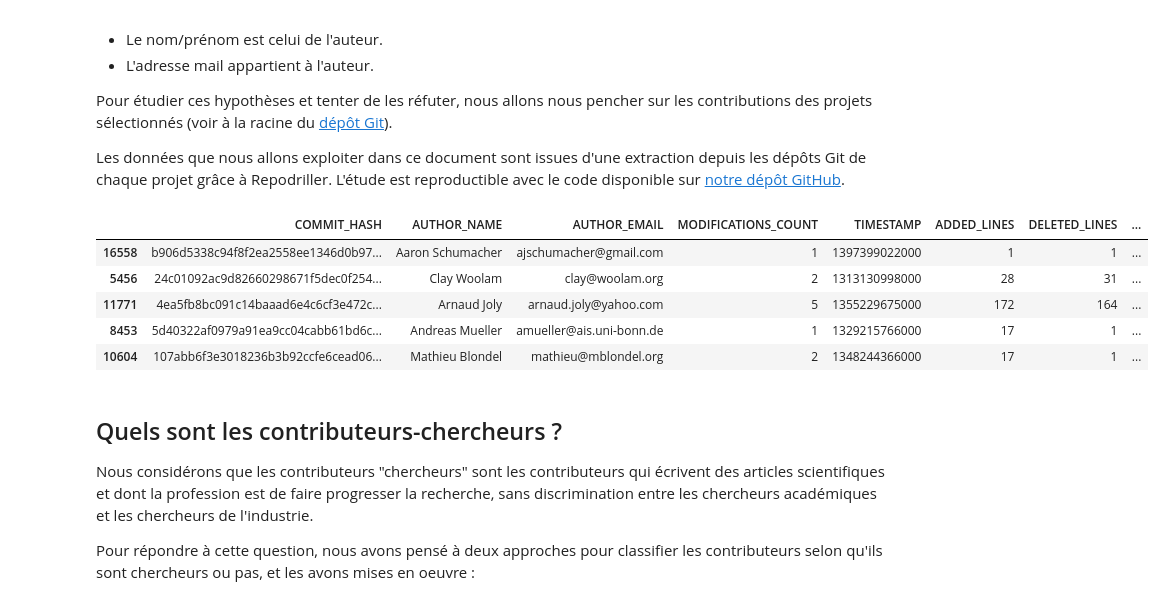
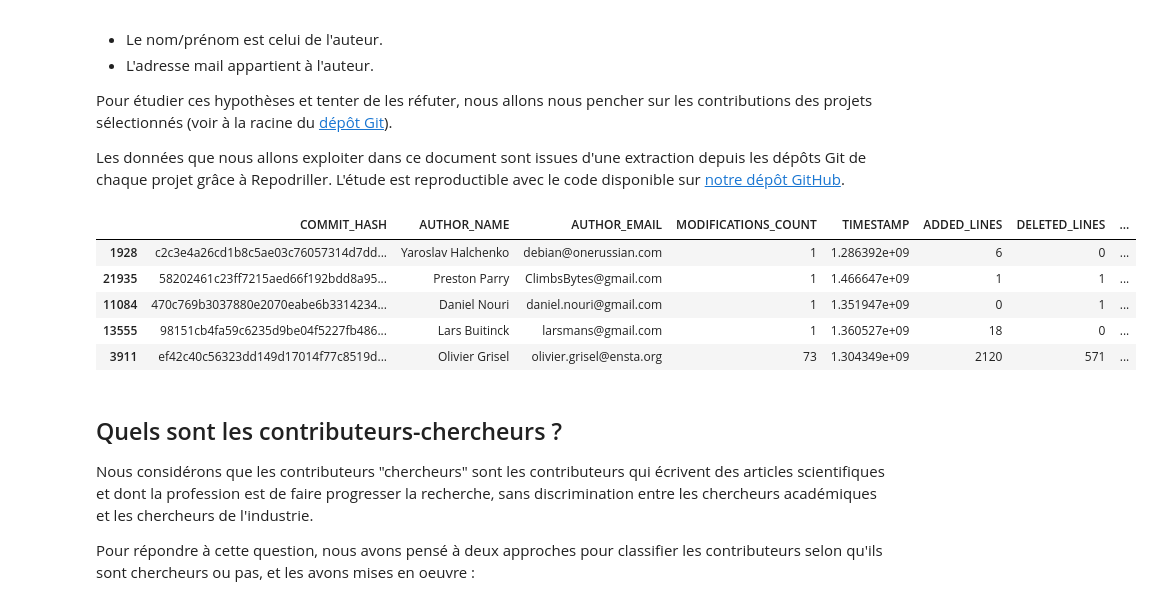
Before and after one commit to AntoineAube/commit-classification, a Jupyter notebook: researchers-contributors/researchers-contributors.ipynb, the cells around one changed output. Cells and saved outputs as stored; diff of their text form; code cells hidden in the pictures.

```diff
--- a/researchers-contributors/researchers-contributors.ipynb
+++ b/researchers-contributors/researchers-contributors.ipynb
@@ -32,23 +32,26 @@ sns.set_palette(sns.color_palette('hls', 8))
 # %%
 # Let us load the commits datasets.
 projects_commits = {}
 
 for filename in map(lambda filename: filename.split('.csv')[0], os.listdir('drilled-informations')):
     commits = pd.read_csv('drilled-informations/' + filename + '.csv')
 
     # Add a PROJECT column because they are going to be merged.
     commits['PROJECT'] = filename
 
+    # The generated timestamps are 1000 times to big for unknown reason.
+    commits['TIMESTAMP'] /= 1000
+
     projects_commits[filename] = commits
 
 projects_commits['scikit-learn'].sample(5)
 # %% [output]
 |  | COMMIT_HASH | AUTHOR_NAME | AUTHOR_EMAIL | MODIFICATIONS_COUNT | TIMESTAMP | ADDED_LINES | DELETED_LINES | ... |
-| 16558 | b906d5338c94f8f2ea2558ee1346d0b97... | Aaron Schumacher | ajschumacher@gmail.com | 1 | 1397399022000 | 1 | 1 | ... |
-| 5456 | 24c01092ac9d82660298671f5dec0f254... | Clay Woolam | clay@woolam.org | 2 | 1313130998000 | 28 | 31 | ... |
-| 11771 | 4ea5fb8bc091c14baaad6e4c6cf3e472c... | Arnaud Joly | arnaud.joly@yahoo.com | 5 | 1355229675000 | 172 | 164 | ... |
-| 8453 | 5d40322af0979a91ea9cc04cabb61bd6c... | Andreas Mueller | amueller@ais.uni-bonn.de | 1 | 1329215766000 | 17 | 1 | ... |
-| 10604 | 107abb6f3e3018236b3b92ccfe6cead06... | Mathieu Blondel | mathieu@mblondel.org | 2 | 1348244366000 | 17 | 1 | ... |
+| 1928 | c2c3e4a26cd1b8c5ae03c76057314d7dd... | Yaroslav Halchenko | debian@onerussian.com | 1 | 1.286392e+09 | 6 | 0 | ... |
+| 21935 | 58202461c23ff7215aed66f192bdd8a95... | Preston Parry | ClimbsBytes@gmail.com | 1 | 1.466647e+09 | 1 | 1 | ... |
+| 11084 | 470c769b3037880e2070eabe6b3314234... | Daniel Nouri | daniel.nouri@gmail.com | 1 | 1.351947e+09 | 0 | 1 | ... |
+| 13555 | 98151cb4fa59c6235d9be04f5227fb486... | Lars Buitinck | larsmans@gmail.com | 1 | 1.360527e+09 | 18 | 0 | ... |
+| 3911 | ef42c40c56323dd149d17014f77c8519d... | Olivier Grisel | olivier.grisel@ensta.org | 73 | 1.304349e+09 | 2120 | 571 | ... |
 # %% [markdown]
 ## Quels sont les contributeurs-chercheurs ?
 
```
Also changed, not shown: parts of 12 cells of this notebook, 2 other files.
